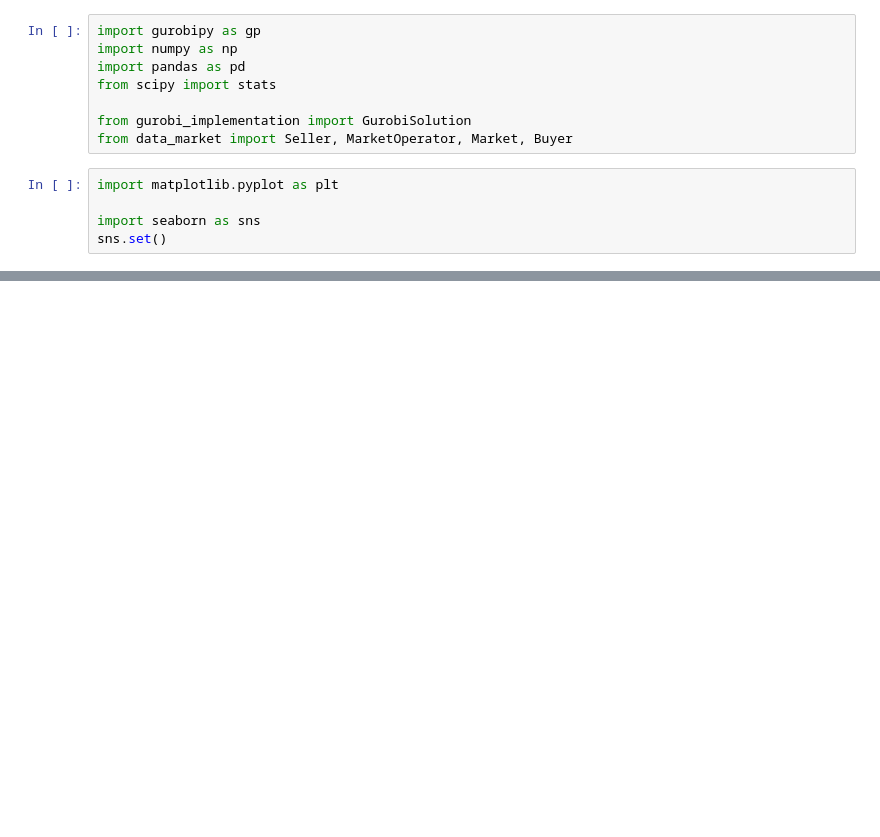
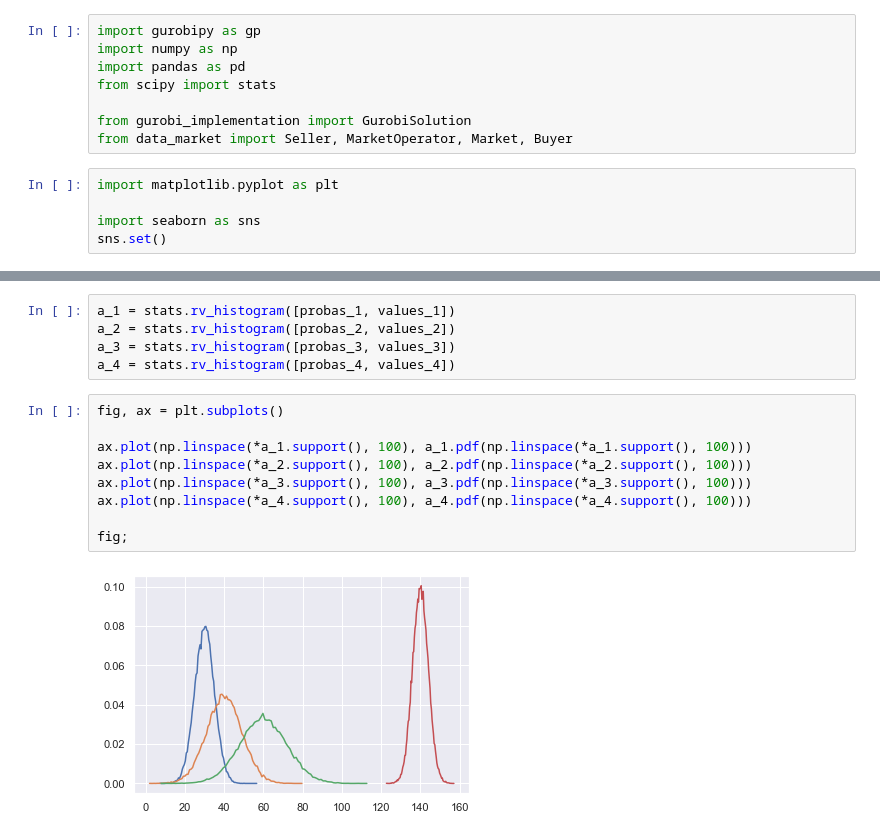
Before and after one commit to ishilov/data_market, a Jupyter notebook: second_test.ipynb, the cells around one changed output, grey strips where cells are left out. Saved outputs shown, nothing was run; the diff lists cells and outputs as text; blank space fills up the shorter version.

```diff
--- a/second_test.ipynb
+++ b/second_test.ipynb
@@ -113,0 +31,16 @@ c
+# %%
+a_1 = stats.rv_histogram([probas_1, values_1])
+a_2 = stats.rv_histogram([probas_2, values_2])
+a_3 = stats.rv_histogram([probas_3, values_3])
+a_4 = stats.rv_histogram([probas_4, values_4])
+# %%
+fig, ax = plt.subplots()
+
+ax.plot(np.linspace(*a_1.support(), 100), a_1.pdf(np.linspace(*a_1.support(), 100)))
+ax.plot(np.linspace(*a_2.support(), 100), a_2.pdf(np.linspace(*a_2.support(), 100)))
+ax.plot(np.linspace(*a_3.support(), 100), a_3.pdf(np.linspace(*a_3.support(), 100)))
+ax.plot(np.linspace(*a_4.support(), 100), a_4.pdf(np.linspace(*a_4.support(), 100)))
+
+fig;
+# %% [output]
+[figure, added]
```
Also changed, not shown: parts of 51 cells of this notebook.
